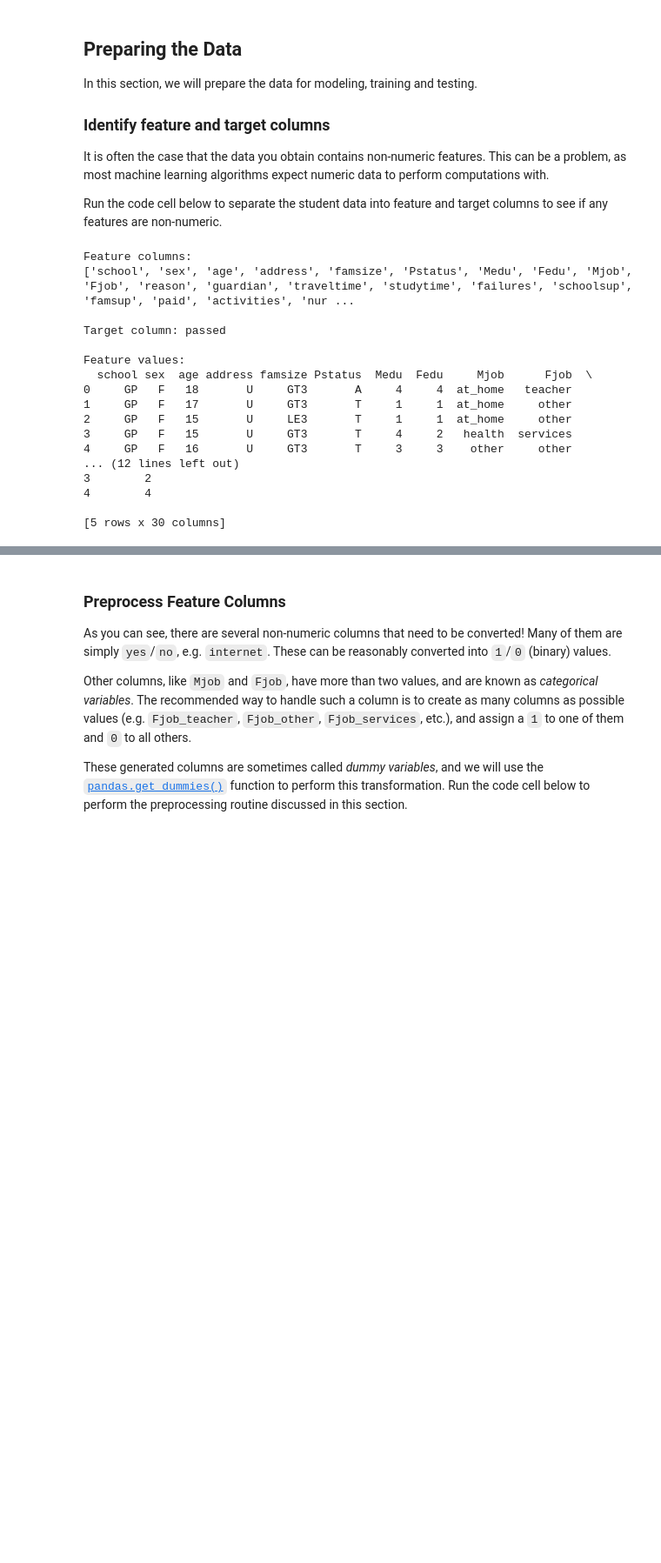
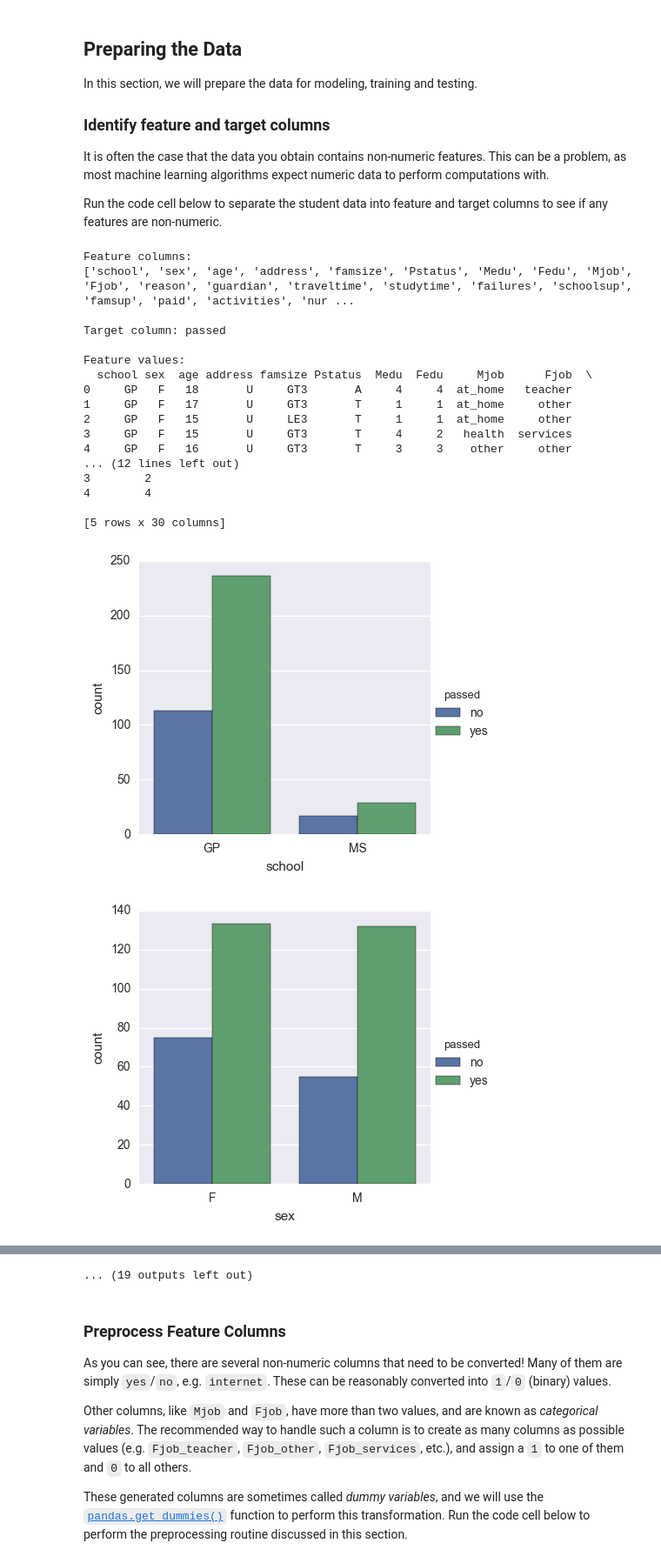
Before and after one commit to OrangeWong/student_intervention, a Jupyter notebook: student_intervention.ipynb, the cells around one changed output, grey strips where cells are left out. Shown at 87% size. Saved outputs shown, nothing was run; the diff lists cells and outputs as text; code cells hidden in the pictures; blank space fills up the shorter version.

```diff
--- a/student_intervention.ipynb
+++ b/student_intervention.ipynb
@@ -73,6 +73,9 @@ It is often the case that the data you obtain contains non-numeric features. Thi
 
 Run the code cell below to separate the student data into feature and target columns to see if any features are non-numeric.
 # %%
+%matplotlib inline
+import seaborn as sns
+
 # Extract feature columns
 feature_cols = list(student_data.columns[:-1])
 
@@ -81,30 +84,35 @@ target_col = student_data.columns[-1]
 
 # Show the list of columns
 print "Feature columns:\n{}".format(feature_cols)
 print "\nTarget column: {}".format(target_col)
 
 # Separate the data into feature data and target data (X_all and y_all, respectively)
 X_all = student_data[feature_cols]
 y_all = student_data[target_col]
 
 # Show the feature information by printing the first five rows
 print "\nFeature values:"
 print X_all.head()
+
+for features in X_all.head():
+    sns.factorplot(features, data=student_data, hue='passed', kind="count")
 # %% [output]
 Feature columns:
 ['school', 'sex', 'age', 'address', 'famsize', 'Pstatus', 'Medu', 'Fedu', 'Mjob', 'Fjob', 'reason', 'guardian', 'traveltime', 'studytime', 'failures', 'schoolsup', 'famsup', 'paid', 'activities', 'nur ...
 
 Target column: passed
 
 Feature values:
   school sex  age address famsize Pstatus  Medu  Fedu     Mjob      Fjob  \
 0     GP   F   18       U     GT3       A     4     4  at_home   teacher
 1     GP   F   17       U     GT3       T     1     1  at_home     other
 2     GP   F   15       U     LE3       T     1     1  at_home     other
 3     GP   F   15       U     GT3       T     4     2   health  services
 4     GP   F   16       U     GT3       T     3     3    other     other
 ... (12 lines left out)
 3        2
 4        4
 
 [5 rows x 30 columns]
+[figure, added]
+[figure, added]
@@ -111,3 +128,4 @@ Feature values:
+... (19 outputs left out)
 # %% [markdown]
 ### Preprocess Feature Columns
 
```
Also changed, not shown: parts of 15 cells of this notebook, 1 other file.
